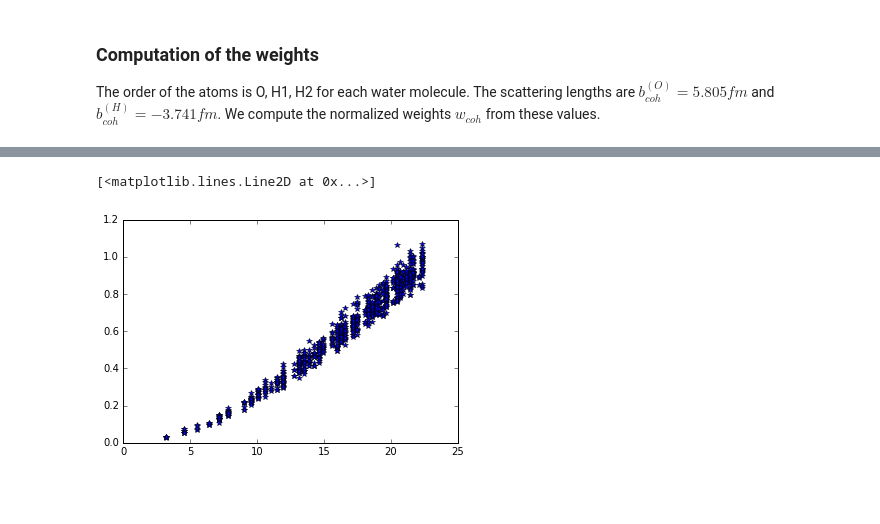
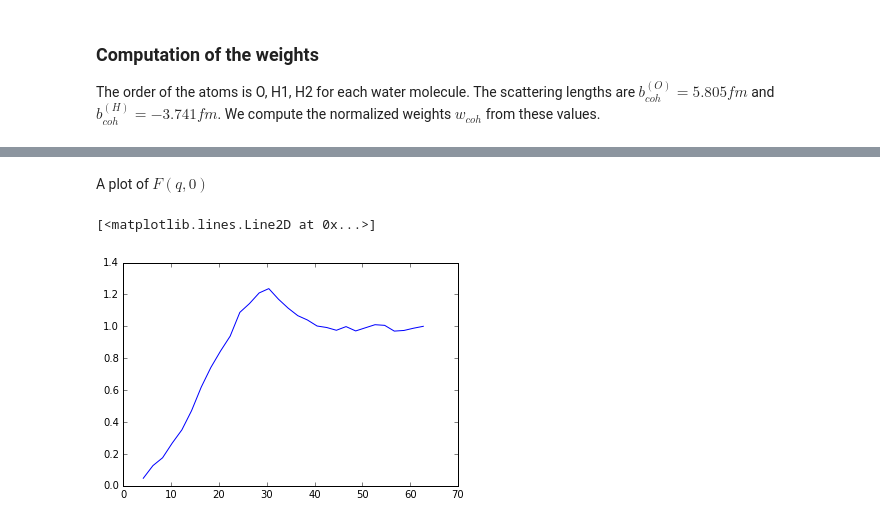
Before and after one commit to gchevrot/WebNmoldyn, a Jupyter notebook: F_coh.ipynb, the cells around one changed output, grey strips where cells are left out. Drawn from its saved outputs; the diff is of its cells as text; code cells hidden in the pictures; blank space fills up the shorter version.

Commit message:
F_coh with averaging over q vectors

```diff
--- a/F_coh.ipynb
+++ b/F_coh.ipynb
@@ -55,0 +66,6 @@ def q_vectors(q_min, q_max):
+# %%
+def prune_randomly(shells, nmax):
+    for i in range(len(shells)):
+        if len(shells[i]) > nmax:
+            numpy.random.shuffle(shells[i])
+            shells[i] = shells[i][:nmax]
@@ -56,3 +74,4 @@ def q_vectors(q_min, q_max):
 # %%
 q_min = 2.*np.pi/l
-q_max = 7.*q_min
+q_max = 20.*q_min
+print(q_min, q_max)
@@ -58,0 +82,3 @@ q_max = 7.*q_min
+# %%
+shells, ticks = q_shells(q_min, q_max, 30)
+prune_randomly(shells, 10)
@@ -59,12 +87,12 @@ q_max = 7.*q_min
 # %%
-sq = []
-qv_counter = {}
+f_q = []
 
-for qv, qv_length in q_vectors(q_min, q_max):
-    qv_counter[qv_length] = qv_counter.get(qv_length, 0) + 1
-    rho = np.sum(w * np.exp(-1j*np.dot(coordinates, qv)), axis=1)
-    f = correlation(rho)
+for i in range(len(shells)):
+    f = 0.
+    for qv, qv_length in shells[i]:
 
-    sq.append((qv_length, f[0]))
+        rho = np.sum(w * np.exp(-1j*np.dot(coordinates, qv)), axis=1)
+        f += correlation(rho)
+    f_q.append(f.real / len(shells[i]))
 
-sq = np.array(sq)
+f_q = np.array(f_q)
@@ -77,5 +99,7 @@ plt.plot(qv_counter[:, 0], qv_counter[:, 1], "b*")
+# %% [markdown]
+A plot of $F(q, 0)$
 # %%
-plt.plot(sq[:, 0], sq[:, 1],  "b*")
+plt.plot(ticks, f_q[:, 0])
 # %% [output]
 [<matplotlib.lines.Line2D at 0x...>]
-[figure, old version]
+[figure, new version]
```
Also changed, not shown: parts of 11 cells of this notebook.
